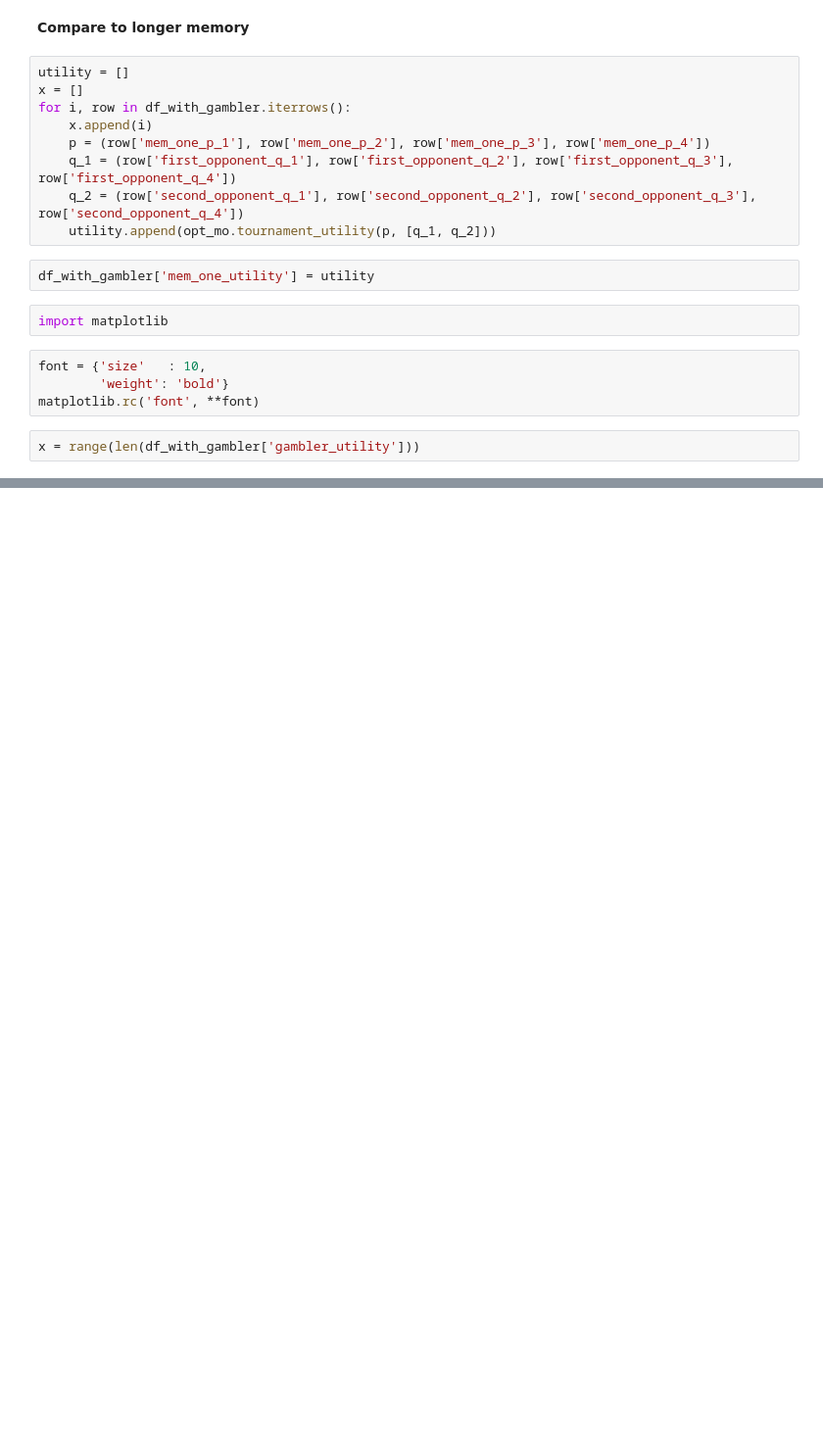
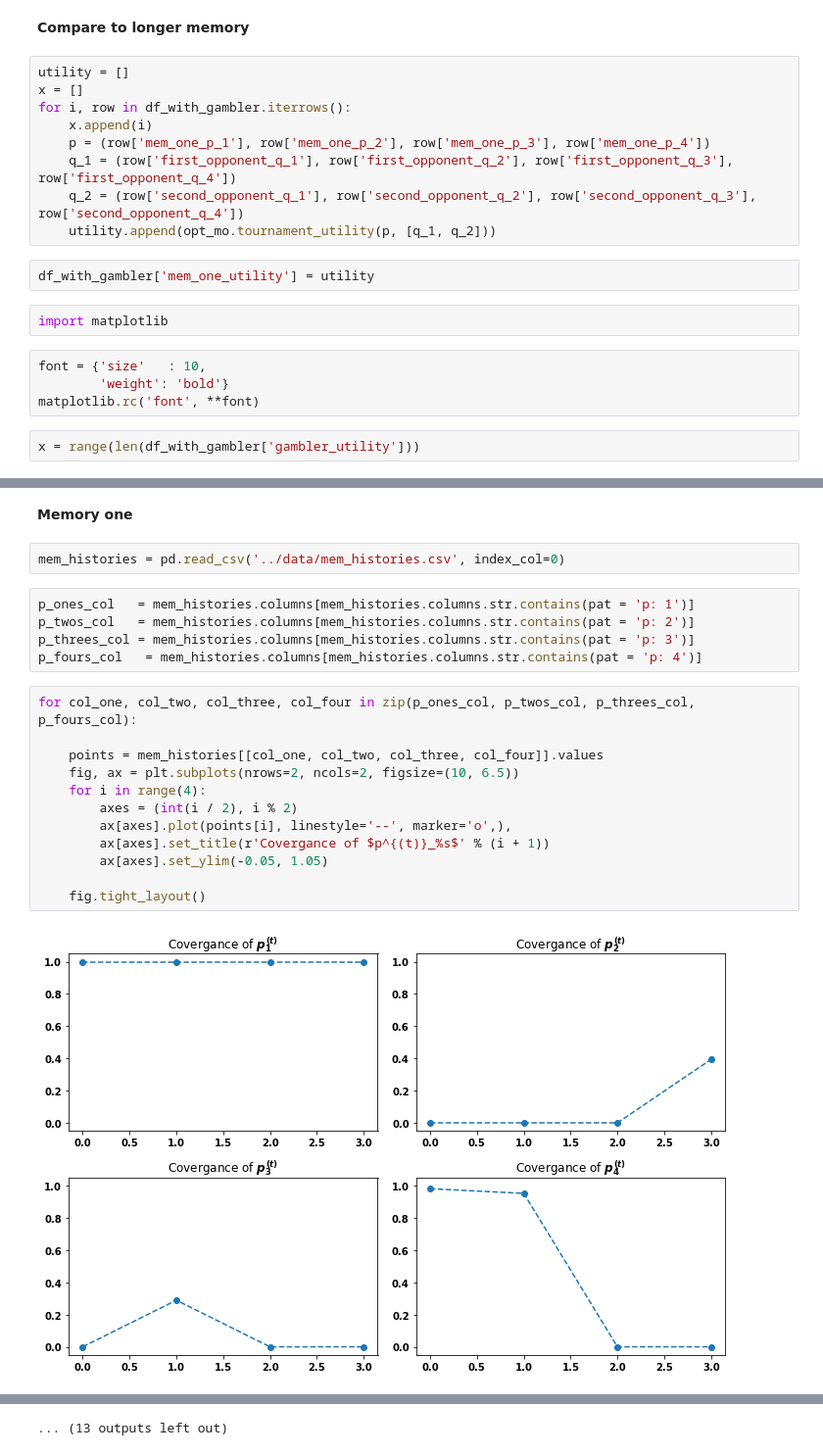
Before and after one commit to Nikoleta-v3/Memory-size-in-the-prisoners-dilemma, a Jupyter notebook: nbs/Analysis data.ipynb, the cells around one changed output, grey strips where cells are left out. Shown at 98% size. Saved outputs shown, nothing was run; the diff lists cells and outputs as text; blank space fills up the shorter version.

```diff
--- a/nbs/Analysis data.ipynb
+++ b/nbs/Analysis data.ipynb
@@ -243,0 +288,23 @@ fig.tight_layout()
+# %% [markdown]
+**Memory one**
+# %%
+mem_histories = pd.read_csv('../data/mem_histories.csv', index_col=0)
+# %%
+p_ones_col   = mem_histories.columns[mem_histories.columns.str.contains(pat = 'p: 1')]
+p_twos_col   = mem_histories.columns[mem_histories.columns.str.contains(pat = 'p: 2')]
+p_threes_col = mem_histories.columns[mem_histories.columns.str.contains(pat = 'p: 3')]
+p_fours_col   = mem_histories.columns[mem_histories.columns.str.contains(pat = 'p: 4')]
+# %%
+for col_one, col_two, col_three, col_four in zip(p_ones_col, p_twos_col, p_threes_col, p_fours_col):
+
+    points = mem_histories[[col_one, col_two, col_three, col_four]].values
+    fig, ax = plt.subplots(nrows=2, ncols=2, figsize=(10, 6.5))
+    for i in range(4):
+        axes = (int(i / 2), i % 2)
+        ax[axes].plot(points[i], linestyle='--', marker='o',),
+        ax[axes].set_title(r'Covergance of $p^{(t)}_%s$' % (i + 1))
+        ax[axes].set_ylim(-0.05, 1.05)
+
+    fig.tight_layout()
+# %% [output]
+[figure, added]
@@ -243,0 +322 @@ fig.tight_layout()
+... (13 outputs left out)
```
Also changed, not shown: parts of 9 cells of this notebook, 1 other file.
